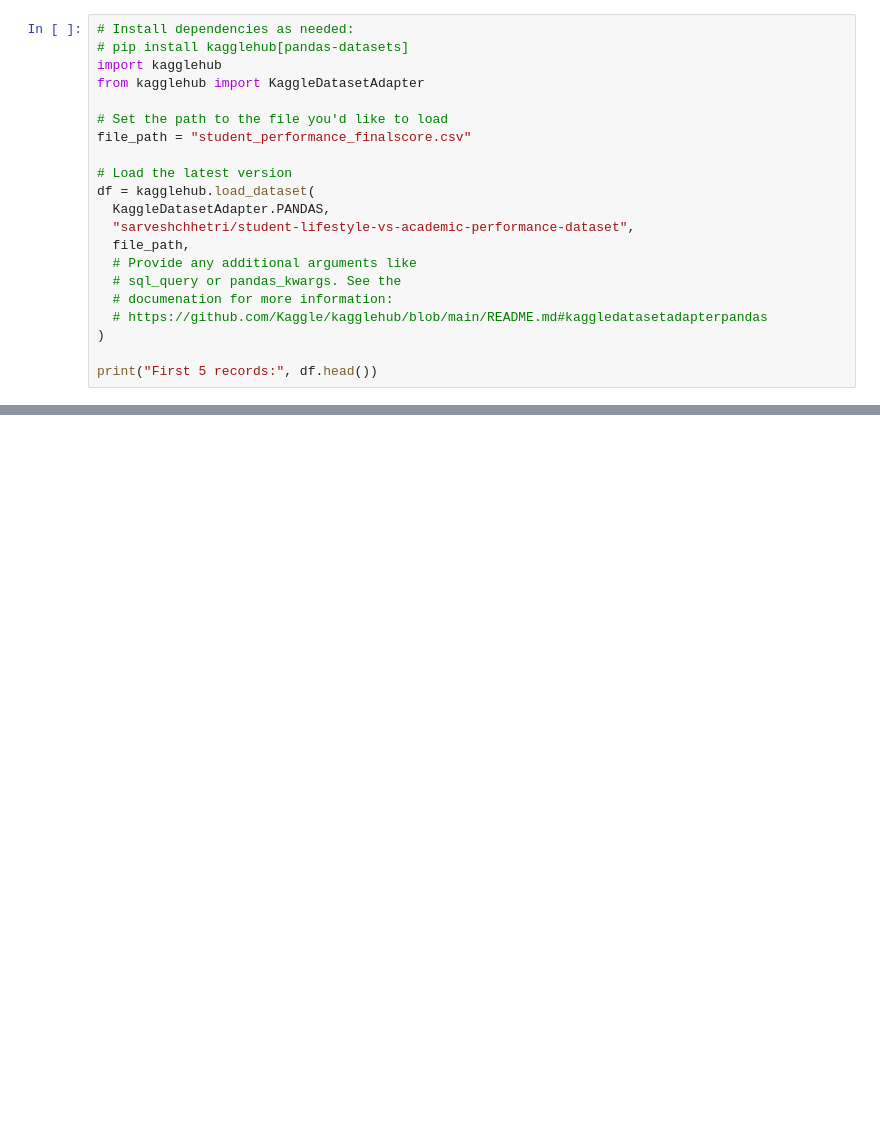
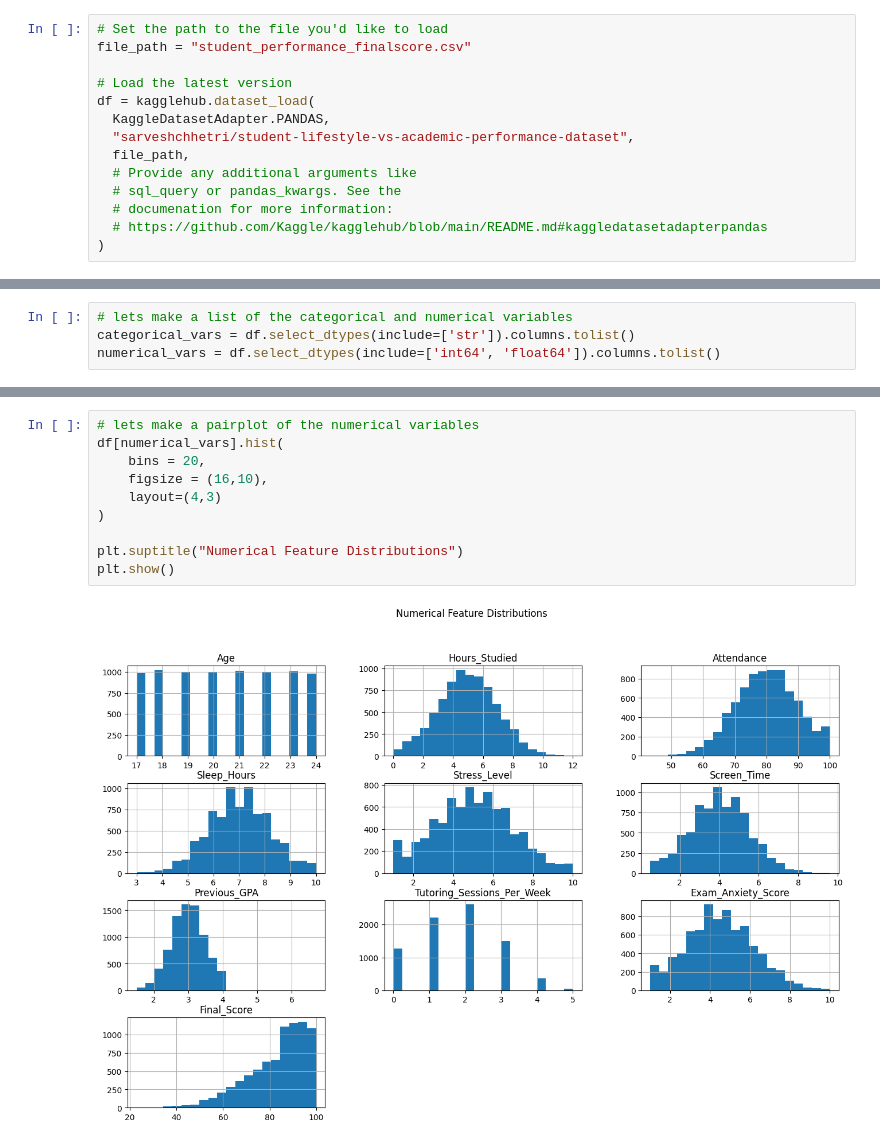
Before and after one commit to MaxGuryan9/DS3021_final_project, a Jupyter notebook: EDA.ipynb, the cells around one changed output, grey strips where cells are left out. Drawn from its saved outputs; the diff is of its cells as text; blank space fills up the shorter version.

```diff
--- a/EDA.ipynb
+++ b/EDA.ipynb
@@ -1,14 +13,9 @@
 # %%
-# Install dependencies as needed:
-# pip install kagglehub[pandas-datasets]
-import kagglehub
-from kagglehub import KaggleDatasetAdapter
-
 # Set the path to the file you'd like to load
 file_path = "student_performance_finalscore.csv"
 
 # Load the latest version
-df = kagglehub.load_dataset(
+df = kagglehub.dataset_load(
   KaggleDatasetAdapter.PANDAS,
   "sarveshchhetri/student-lifestyle-vs-academic-performance-dataset",
   file_path,
@@ -17,5 +24,3 @@ df = kagglehub.load_dataset(
   # documenation for more information:
   # https://github.com/Kaggle/kagglehub/blob/main/README.md#kaggledatasetadapterpandas
 )
-
-print("First 5 records:", df.head())
@@ -41,0 +74,4 @@ First 5 records:   Student_ID  Age  Gender  Hours_Studied  Attendance  Sleep_Hou
+# %%
+# lets make a list of the categorical and numerical variables
+categorical_vars = df.select_dtypes(include=['str']).columns.tolist()
+numerical_vars = df.select_dtypes(include=['int64', 'float64']).columns.tolist()
@@ -41,0 +91,12 @@ First 5 records:   Student_ID  Age  Gender  Hours_Studied  Attendance  Sleep_Hou
+# %%
+# lets make a pairplot of the numerical variables
+df[numerical_vars].hist(
+    bins = 20,
+    figsize = (16,10),
+    layout=(4,3)
+)
+
+plt.suptitle("Numerical Feature Distributions")
+plt.show()
+# %% [output]
+[figure, added]
```
Also changed, not shown: parts of 9 cells of this notebook, 1 other file.
